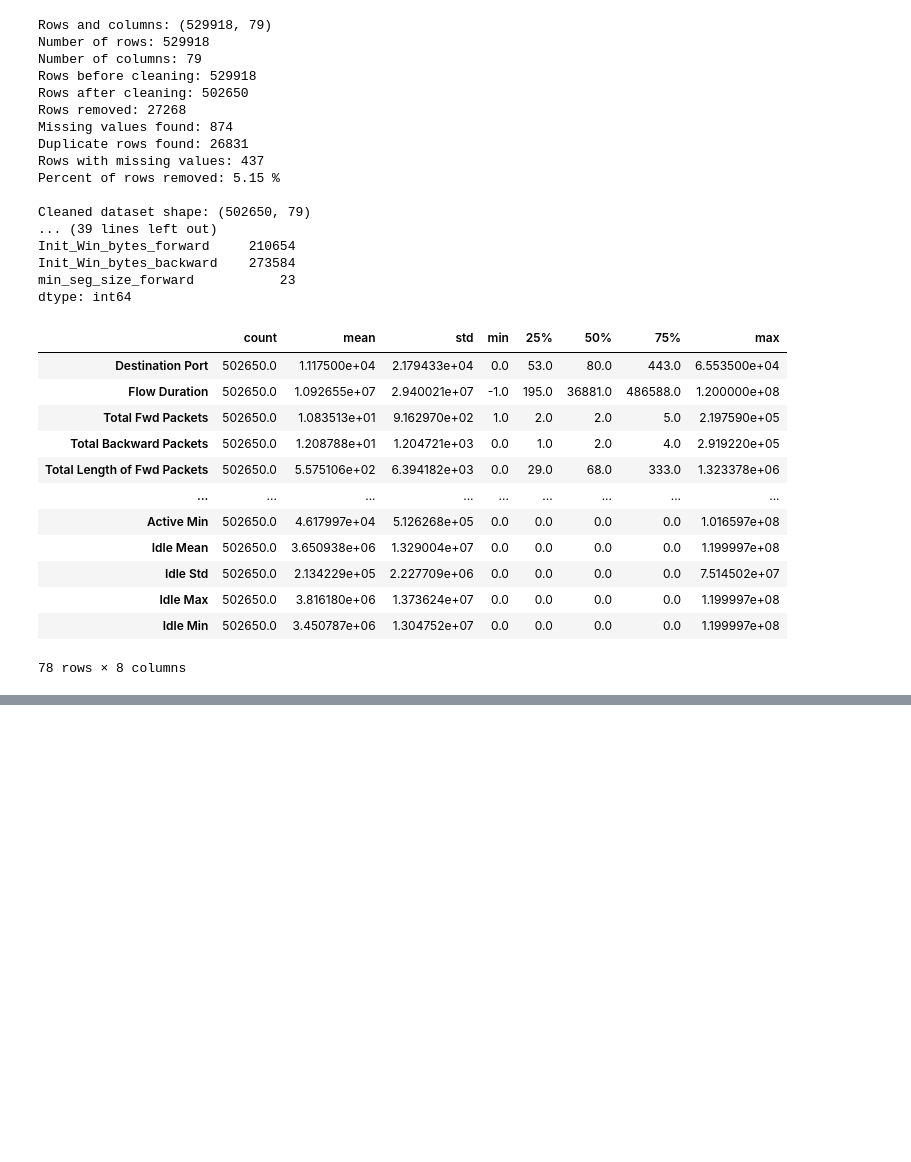
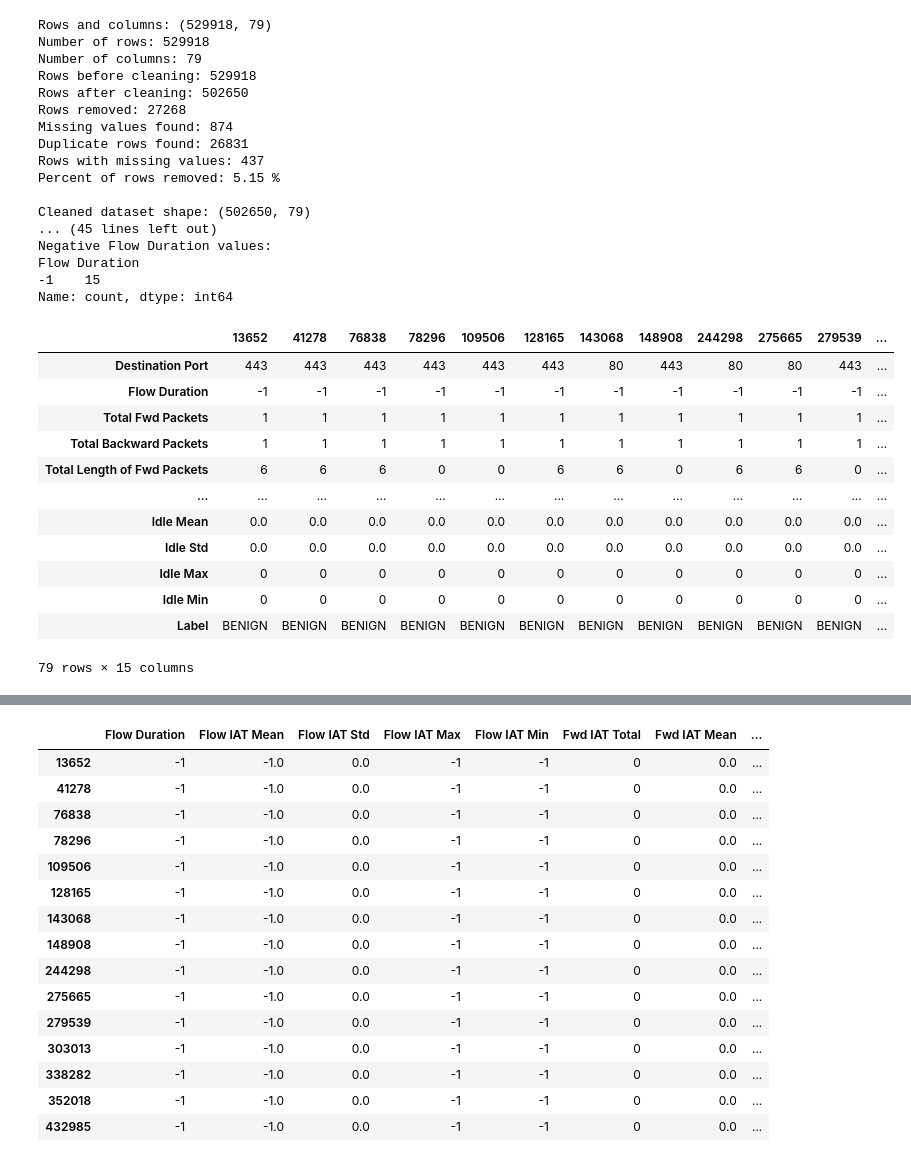
Before and after one commit to samahorro/AI-Intrusion-Detection-System, a Jupyter notebook: ml/notebooks/01_data_exploration.ipynb, the cells around one changed output, grey strips where cells are left out. Saved outputs shown, nothing was run; the diff lists cells and outputs as text; code cells hidden in the pictures; blank space fills up the shorter version.

Commit message:
Adding in data cleaning code in regards to negative flow duration

```diff
--- a/ml/notebooks/01_data_exploration.ipynb
+++ b/ml/notebooks/01_data_exploration.ipynb
@@ -152,7 +152,9 @@ if negative_counts.empty:
 else:
     print(negative_counts)
 
-# Flow Duration
+# -----------------------------------------------
+# NEGATIVE FLOW DURATION INVESTIGATION
+# -----------------------------------------------
 
 negative_duration = clean_df[
     clean_df["Flow Duration"] < 0
@@ -160,7 +162,28 @@ negative_duration = clean_df[
 
 print("Rows with negative Flow Duration:", len(negative_duration))
 
-display(negative_duration)
+print("\nNegative Flow Duration values:")
+print(negative_duration["Flow Duration"].value_counts())
+
+display(negative_duration.T)
+
+timing_columns = [
+    "Flow Duration",
+    "Flow IAT Mean",
+    "Flow IAT Std",
+    "Flow IAT Max",
+    "Flow IAT Min",
+    "Fwd IAT Total",
+    "Fwd IAT Mean",
+    "Bwd IAT Total",
+    "Bwd IAT Mean",
+    "Active Mean",
+    "Idle Mean",
+    "Label"
+]
+
+print("\nRelated timing values for negative Flow Duration rows:")
+display(negative_duration[timing_columns])
 
 # -----------------------------------------------
 # FEATURE STATISTICS
@@ -169,6 +192,7 @@ display(negative_duration)
 feature_stats = numeric_features.describe().T
 
 display(feature_stats)
+
 
 # -----------------------------------------------
 # DATASET SUMMARY
@@ -180,48 +204,48 @@ print("Cleaned rows:", rows_after)
 print("Rows removed:", rows_before - rows_after)
 print("Percent removed:", round(percent_removed, 2), "%")
 print("Rows with missing values:", rows_with_missing)
 
 print("\nInput features:", feature_df.shape[1])
 print("Target column: Label")
 
 print("\nUnique labels:")
 print(clean_df["Label"].unique())
 
 print("\nConstant features:", len(constant_columns))
 print("Features with negative values:", len(negative_counts))
 
 print("\nFinal data quality:")
 print("Missing values:", clean_df.isnull().sum().sum())
 print("Infinite values:", np.isinf(numeric_df).sum().sum())
 print("Duplicate rows:", clean_df.duplicated().sum())
 # %% [output]
 Rows and columns: (529918, 79)
 Number of rows: 529918
 Number of columns: 79
 Rows before cleaning: 529918
 Rows after cleaning: 502650
 Rows removed: 27268
 Missing values found: 874
 Duplicate rows found: 26831
 Rows with missing values: 437
 Percent of rows removed: 5.15 %
 
 Cleaned dataset shape: (502650, 79)
-... (39 lines left out)
-Init_Win_bytes_forward     210654
-Init_Win_bytes_backward    273584
-min_seg_size_forward           23
-dtype: int64
+... (45 lines left out)
+Negative Flow Duration values:
+Flow Duration
+-1    15
+Name: count, dtype: int64
-|  | count | mean | std | min | 25% | 50% | 75% | max |
-| Destination Port | 502650.0 | 1.117500e+04 | 2.179433e+04 | 0.0 | 53.0 | 80.0 | 443.0 | 6.553500e+04 |
-| Flow Duration | 502650.0 | 1.092655e+07 | 2.940021e+07 | -1.0 | 195.0 | 36881.0 | 486588.0 | 1.200000e+08 |
-| Total Fwd Packets | 502650.0 | 1.083513e+01 | 9.162970e+02 | 1.0 | 2.0 | 2.0 | 5.0 | 2.197590e+05 |
-| Total Backward Packets | 502650.0 | 1.208788e+01 | 1.204721e+03 | 0.0 | 1.0 | 2.0 | 4.0 | 2.919220e+05 |
-| Total Length of Fwd Packets | 502650.0 | 5.575106e+02 | 6.394182e+03 | 0.0 | 29.0 | 68.0 | 333.0 | 1.323378e+06 |
-| ... | ... | ... | ... | ... | ... | ... | ... | ... |
-| Active Min | 502650.0 | 4.617997e+04 | 5.126268e+05 | 0.0 | 0.0 | 0.0 | 0.0 | 1.016597e+08 |
-| Idle Mean | 502650.0 | 3.650938e+06 | 1.329004e+07 | 0.0 | 0.0 | 0.0 | 0.0 | 1.199997e+08 |
-| Idle Std | 502650.0 | 2.134229e+05 | 2.227709e+06 | 0.0 | 0.0 | 0.0 | 0.0 | 7.514502e+07 |
-| Idle Max | 502650.0 | 3.816180e+06 | 1.373624e+07 | 0.0 | 0.0 | 0.0 | 0.0 | 1.199997e+08 |
-| Idle Min | 502650.0 | 3.450787e+06 | 1.304752e+07 | 0.0 | 0.0 | 0.0 | 0.0 | 1.199997e+08 |
+|  | 13652 | 41278 | 76838 | 78296 | 109506 | 128165 | 143068 | 148908 | 244298 | 275665 | 279539 | ... |
+| Destination Port | 443 | 443 | 443 | 443 | 443 | 443 | 80 | 443 | 80 | 80 | 443 | ... |
+| Flow Duration | -1 | -1 | -1 | -1 | -1 | -1 | -1 | -1 | -1 | -1 | -1 | ... |
+| Total Fwd Packets | 1 | 1 | 1 | 1 | 1 | 1 | 1 | 1 | 1 | 1 | 1 | ... |
+| Total Backward Packets | 1 | 1 | 1 | 1 | 1 | 1 | 1 | 1 | 1 | 1 | 1 | ... |
+| Total Length of Fwd Packets | 6 | 6 | 6 | 0 | 0 | 6 | 6 | 0 | 6 | 6 | 0 | ... |
+| ... | ... | ... | ... | ... | ... | ... | ... | ... | ... | ... | ... | ... |
+| Idle Mean | 0.0 | 0.0 | 0.0 | 0.0 | 0.0 | 0.0 | 0.0 | 0.0 | 0.0 | 0.0 | 0.0 | ... |
+| Idle Std | 0.0 | 0.0 | 0.0 | 0.0 | 0.0 | 0.0 | 0.0 | 0.0 | 0.0 | 0.0 | 0.0 | ... |
+| Idle Max | 0 | 0 | 0 | 0 | 0 | 0 | 0 | 0 | 0 | 0 | 0 | ... |
+| Idle Min | 0 | 0 | 0 | 0 | 0 | 0 | 0 | 0 | 0 | 0 | 0 | ... |
+| Label | BENIGN | BENIGN | BENIGN | BENIGN | BENIGN | BENIGN | BENIGN | BENIGN | BENIGN | BENIGN | BENIGN | ... |
-78 rows × 8 columns
+79 rows × 15 columns
@@ -244,0 +253,16 @@ Duplicate rows: 0
+|  | Flow Duration | Flow IAT Mean | Flow IAT Std | Flow IAT Max | Flow IAT Min | Fwd IAT Total | Fwd IAT Mean | ... |
+| 13652 | -1 | -1.0 | 0.0 | -1 | -1 | 0 | 0.0 | ... |
+| 41278 | -1 | -1.0 | 0.0 | -1 | -1 | 0 | 0.0 | ... |
+| 76838 | -1 | -1.0 | 0.0 | -1 | -1 | 0 | 0.0 | ... |
+| 78296 | -1 | -1.0 | 0.0 | -1 | -1 | 0 | 0.0 | ... |
+| 109506 | -1 | -1.0 | 0.0 | -1 | -1 | 0 | 0.0 | ... |
+| 128165 | -1 | -1.0 | 0.0 | -1 | -1 | 0 | 0.0 | ... |
+| 143068 | -1 | -1.0 | 0.0 | -1 | -1 | 0 | 0.0 | ... |
+| 148908 | -1 | -1.0 | 0.0 | -1 | -1 | 0 | 0.0 | ... |
+| 244298 | -1 | -1.0 | 0.0 | -1 | -1 | 0 | 0.0 | ... |
+| 275665 | -1 | -1.0 | 0.0 | -1 | -1 | 0 | 0.0 | ... |
+| 279539 | -1 | -1.0 | 0.0 | -1 | -1 | 0 | 0.0 | ... |
+| 303013 | -1 | -1.0 | 0.0 | -1 | -1 | 0 | 0.0 | ... |
+| 338282 | -1 | -1.0 | 0.0 | -1 | -1 | 0 | 0.0 | ... |
+| 352018 | -1 | -1.0 | 0.0 | -1 | -1 | 0 | 0.0 | ... |
+| 432985 | -1 | -1.0 | 0.0 | -1 | -1 | 0 | 0.0 | ... |
```
Also changed, not shown: parts of 1 cell of this notebook.
